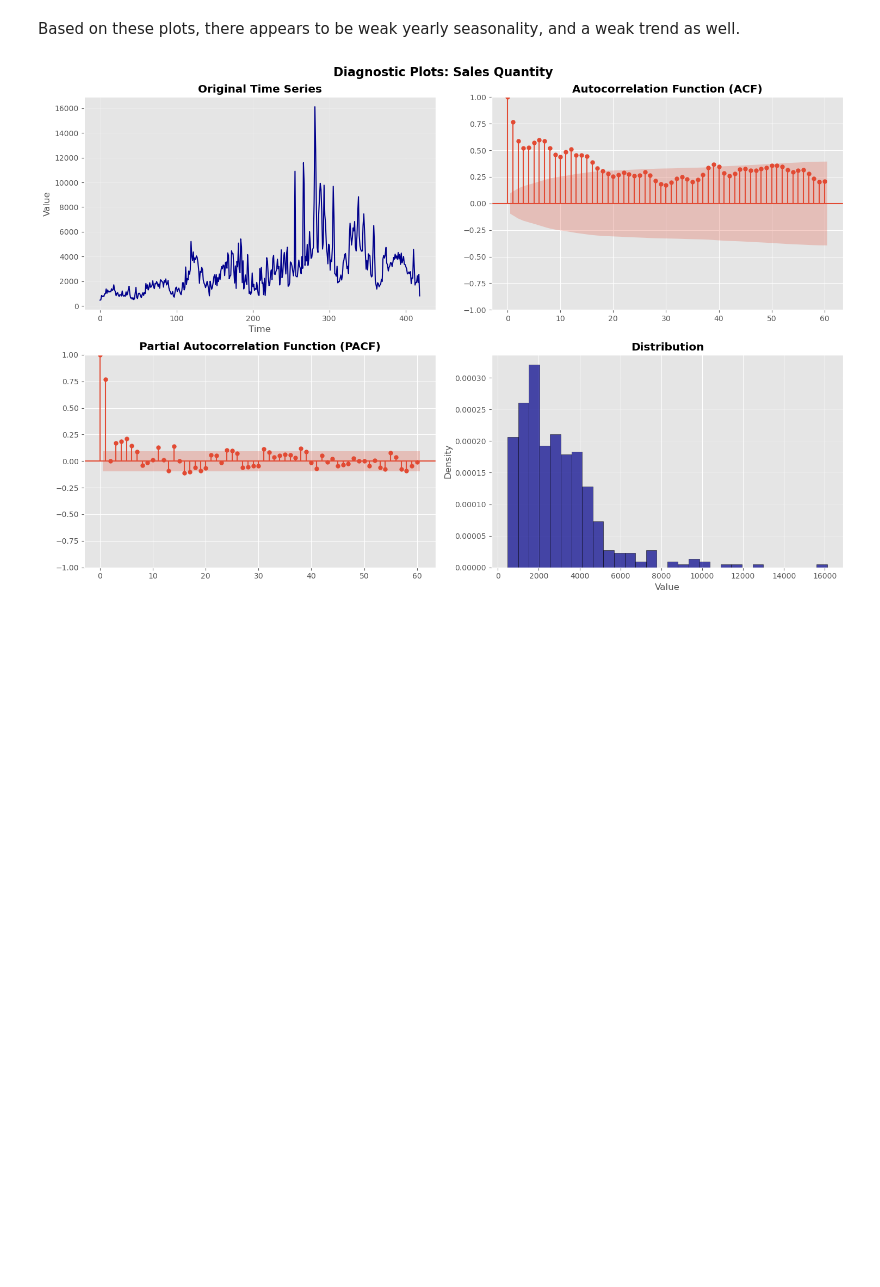
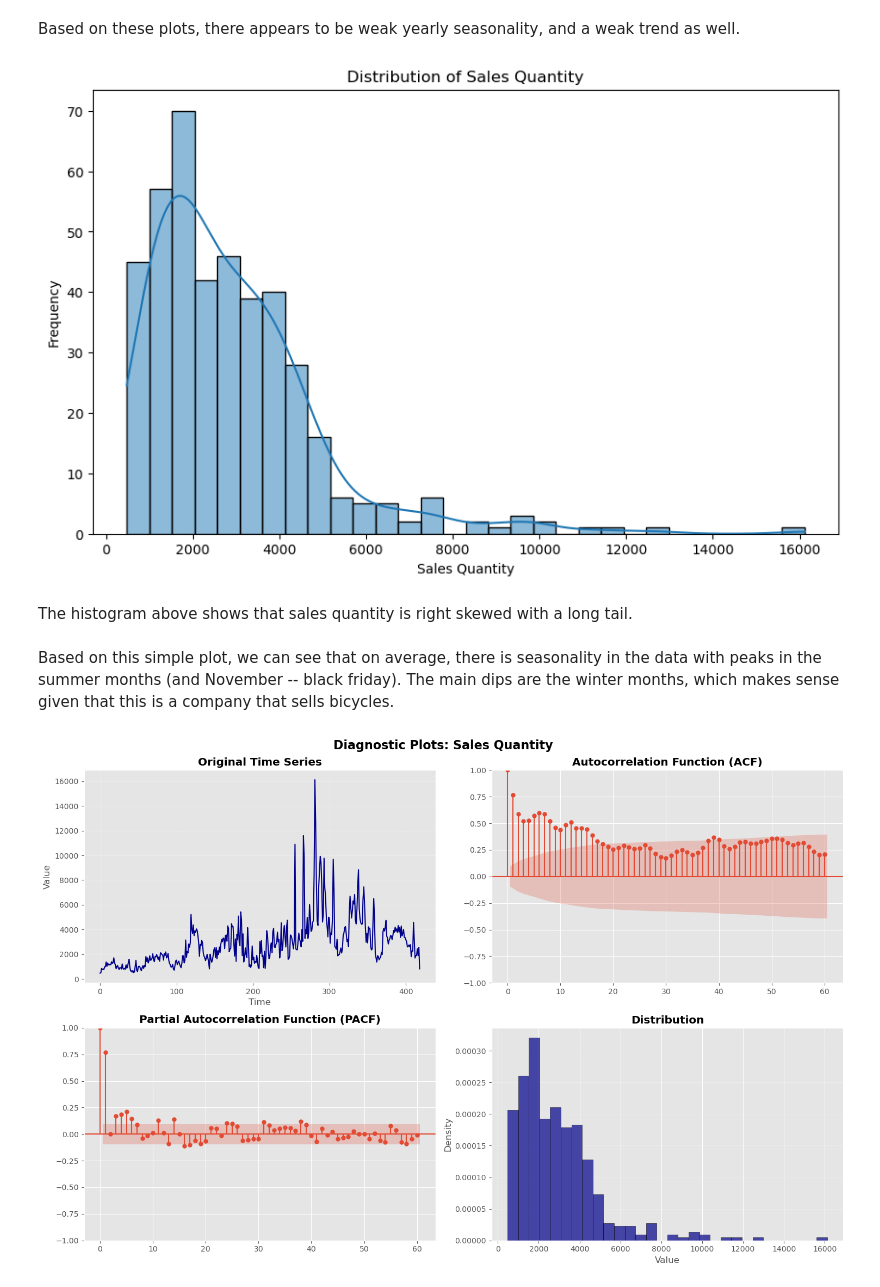
Before and after one commit to andersone17/time_series_hw_2, a Jupyter notebook: time_series_hw_2.ipynb, the cells around one changed output. Cells and saved outputs as stored; diff of their text form; code cells hidden in the pictures; blank space fills up the shorter version.

```diff
--- a/time_series_hw_2.ipynb
+++ b/time_series_hw_2.ipynb
@@ -78,3 +78,15 @@ plot.update_layout(title='Sales Value Over Time')
 plot.show()
 # %% [markdown]
 Based on these plots, there appears to be weak yearly seasonality, and a weak trend as well.
+# %%
+# Distribution of Sales Quantity
+plt.figure(figsize=(10, 6))
+sns.histplot(sales['order_quantity'], bins=30, kde=True)
+plt.title('Distribution of Sales Quantity')
+plt.xlabel('Sales Quantity')
+plt.ylabel('Frequency')
+plt.show()
+# %% [output]
+[figure, added]
+# %% [markdown]
+The histogram above shows that sales quantity is right skewed with a long tail.
@@ -81,3 +104,5 @@ Based on these plots, there appears to be weak yearly seasonality, and a weak tr
+# %% [markdown]
+Based on this simple plot, we can see that on average, there is seasonality in the data with peaks in the summer months (and November -- black friday). The main dips are the winter months, which makes sense given that this is a company that sells bicycles.
 # %%
 # FUCNTIONS
 from statsmodels.graphics.tsaplots import plot_acf, plot_pacf
```
Also changed, not shown: parts of 7 cells of this notebook.
